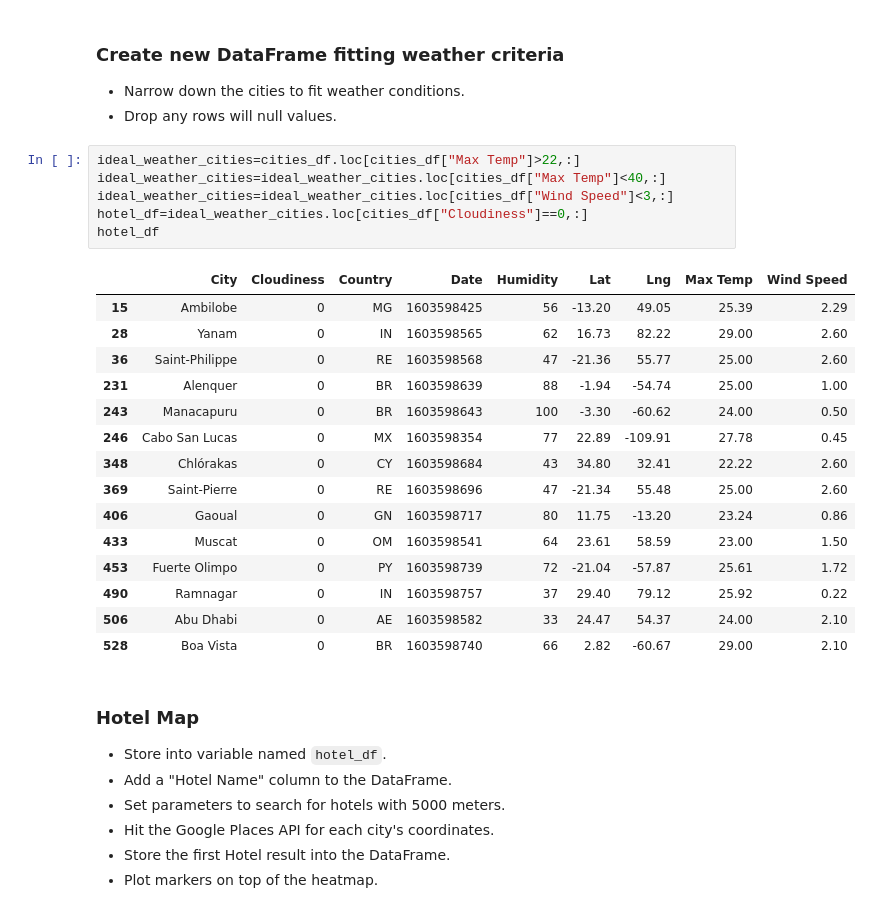
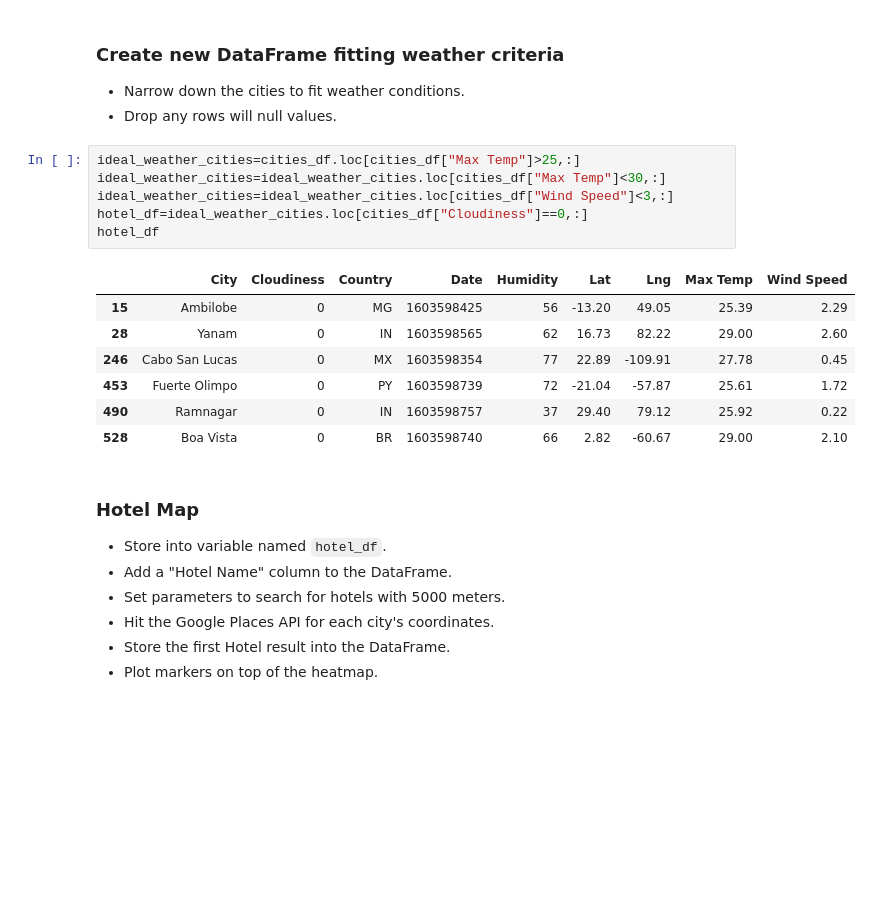
Before and after one commit to trezeget-1/Equator-Weather-Research, a Jupyter notebook: Instructions/starter_code/VacationPy.ipynb, the cells around one changed output. Cells and saved outputs as stored; diff of their text form; blank space fills up the shorter version.

```diff
--- a/Instructions/starter_code/VacationPy.ipynb
+++ b/Instructions/starter_code/VacationPy.ipynb
@@ -75,26 +75,18 @@ fig
 * Narrow down the cities to fit weather conditions.
 * Drop any rows will null values.
 # %%
-ideal_weather_cities=cities_df.loc[cities_df["Max Temp"]>22,:]
-ideal_weather_cities=ideal_weather_cities.loc[cities_df["Max Temp"]<40,:]
+ideal_weather_cities=cities_df.loc[cities_df["Max Temp"]>25,:]
+ideal_weather_cities=ideal_weather_cities.loc[cities_df["Max Temp"]<30,:]
 ideal_weather_cities=ideal_weather_cities.loc[cities_df["Wind Speed"]<3,:]
 hotel_df=ideal_weather_cities.loc[cities_df["Cloudiness"]==0,:]
 hotel_df
 # %% [output]
 |  | City | Cloudiness | Country | Date | Humidity | Lat | Lng | Max Temp | Wind Speed |
 | 15 | Ambilobe | 0 | MG | 1603598425 | 56 | -13.20 | 49.05 | 25.39 | 2.29 |
 | 28 | Yanam | 0 | IN | 1603598565 | 62 | 16.73 | 82.22 | 29.00 | 2.60 |
-| 36 | Saint-Philippe | 0 | RE | 1603598568 | 47 | -21.36 | 55.77 | 25.00 | 2.60 |
-| 231 | Alenquer | 0 | BR | 1603598639 | 88 | -1.94 | -54.74 | 25.00 | 1.00 |
-| 243 | Manacapuru | 0 | BR | 1603598643 | 100 | -3.30 | -60.62 | 24.00 | 0.50 |
 | 246 | Cabo San Lucas | 0 | MX | 1603598354 | 77 | 22.89 | -109.91 | 27.78 | 0.45 |
-| 348 | Chlórakas | 0 | CY | 1603598684 | 43 | 34.80 | 32.41 | 22.22 | 2.60 |
-| 369 | Saint-Pierre | 0 | RE | 1603598696 | 47 | -21.34 | 55.48 | 25.00 | 2.60 |
-| 406 | Gaoual | 0 | GN | 1603598717 | 80 | 11.75 | -13.20 | 23.24 | 0.86 |
-| 433 | Muscat | 0 | OM | 1603598541 | 64 | 23.61 | 58.59 | 23.00 | 1.50 |
 | 453 | Fuerte Olimpo | 0 | PY | 1603598739 | 72 | -21.04 | -57.87 | 25.61 | 1.72 |
 | 490 | Ramnagar | 0 | IN | 1603598757 | 37 | 29.40 | 79.12 | 25.92 | 0.22 |
-| 506 | Abu Dhabi | 0 | AE | 1603598582 | 33 | 24.47 | 54.37 | 24.00 | 2.10 |
 | 528 | Boa Vista | 0 | BR | 1603598740 | 66 | 2.82 | -60.67 | 29.00 | 2.10 |
 # %% [markdown]
 ### Hotel Map
```
Also changed, not shown: parts of 16 cells of this notebook, 1 other file.
